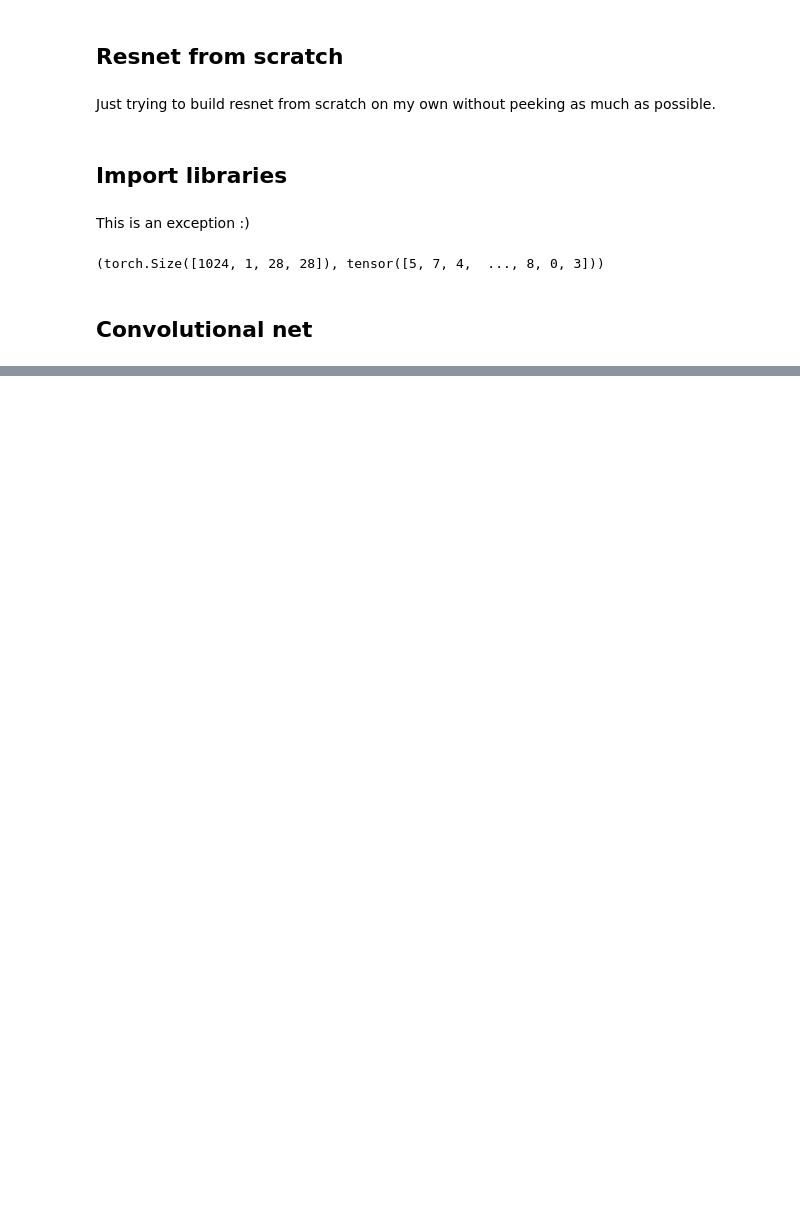
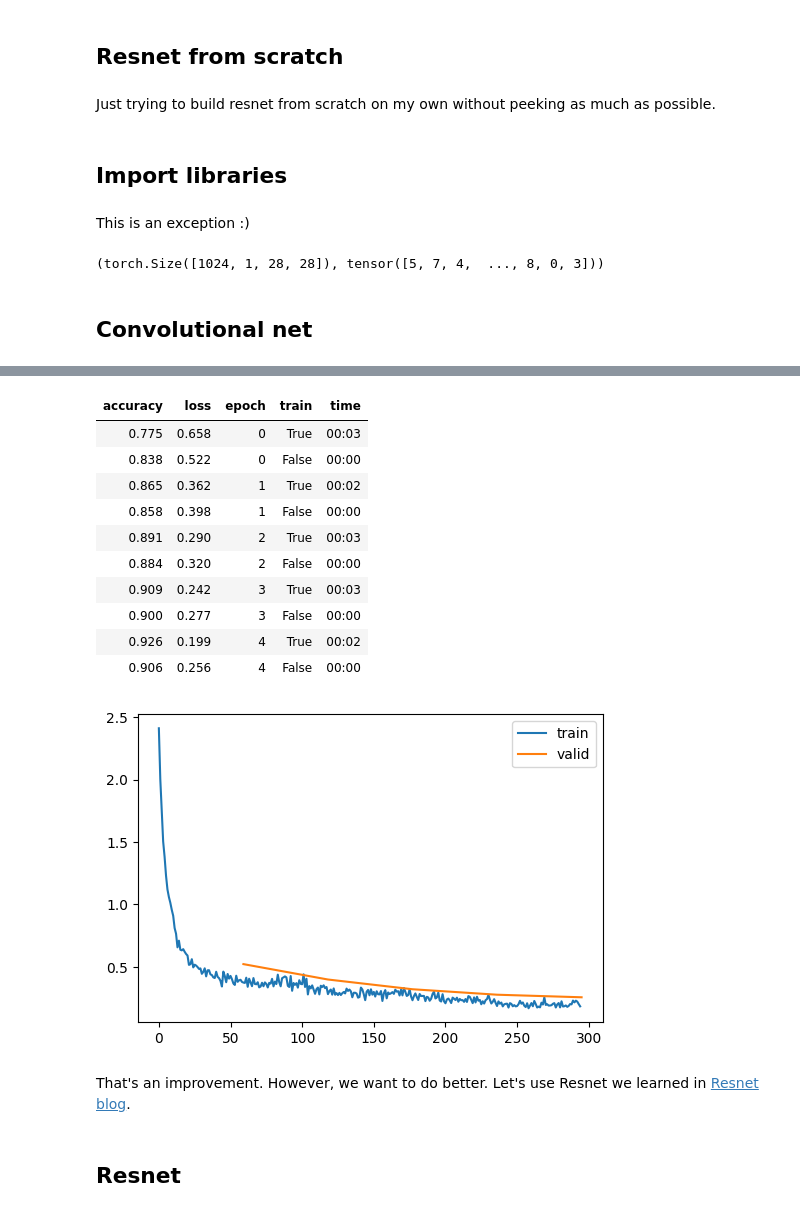
Before and after one commit to galopyz/course22p2, a Jupyter notebook: nbs/13_resnet_adv.ipynb, the cells around one changed output, grey strips where cells are left out. Drawn from its saved outputs; the diff is of its cells as text; code cells hidden in the pictures; blank space fills up the shorter version.

```diff
--- a/nbs/13_resnet_adv.ipynb
+++ b/nbs/13_resnet_adv.ipynb
@@ -56,8 +56,11 @@ Let's start with a conv net and go from there.
 # %%
-act_gr = partial(GeneralRelu, leak=0.15, sub=0.37)
-iw = partial(init_weights, leaky=0.15)
+act_gr = partial(GeneralRelu, leak=0.1, sub=0.4)
+iw = partial(init_weights, leaky=0.1)
+metrics = MetricsCB(accuracy=MulticlassAccuracy())
+astats = ActivationStats(fc.risinstance(GeneralRelu))
+cbs = [DeviceCB(), metrics, ProgressCB(plot=True), astats]
 
-nfs = [1,8,16]
+nfs = [1,8,16,32,64,128]
 def get_model():
     layers = [conv(nfs[i], nfs[i+1], act=act_gr, norm=nn.BatchNorm2d) for i in range(len(nfs)-1)]
     layers += [nn.AdaptiveAvgPool2d(1), nn.Flatten(), nn.Linear(nfs[-1], 10)]
@@ -111,2 +68,2 @@ Linear torch.Size([1024, 16]) torch.Size([1024, 10])
 # %%
-# TrainLearner(get_model(), dls, F.cross_entropy, cbs=DeviceCB()).summary()
+TrainLearner(get_model(), dls, F.cross_entropy, cbs=DeviceCB()).summary()
@@ -120,0 +86,24 @@ TrainLearner(get_model(), dls, F.cross_entropy, cbs=DeviceCB()).lr_find()
+# %%
+lr, epochs = 6e-2, 5
+tmax = epochs * len(dls.train)
+sched = partial(lr_scheduler.OneCycleLR, max_lr=lr, total_steps=tmax)
+xtras = [BatchSchedCB(sched)]
+learn = TrainLearner(get_model(), dls, F.cross_entropy, cbs=cbs+xtras, opt_func=optim.AdamW)
+learn.fit(epochs)
+# %% [output]
+| accuracy | loss | epoch | train | time |
+| 0.775 | 0.658 | 0 | True | 00:03 |
+| 0.838 | 0.522 | 0 | False | 00:00 |
+| 0.865 | 0.362 | 1 | True | 00:02 |
+| 0.858 | 0.398 | 1 | False | 00:00 |
+| 0.891 | 0.290 | 2 | True | 00:03 |
+| 0.884 | 0.320 | 2 | False | 00:00 |
+| 0.909 | 0.242 | 3 | True | 00:03 |
+| 0.900 | 0.277 | 3 | False | 00:00 |
+| 0.926 | 0.199 | 4 | True | 00:02 |
+| 0.906 | 0.256 | 4 | False | 00:00 |
+[figure, added]
+# %% [markdown]
+That's an improvement. However, we want to do better. Let's use Resnet we learned in [Resnet blog](https://galopyz.github.io/delicious-nbdev/blog/posts/2023-12-04-Resnet/).
+# %% [markdown]
+## Resnet
```
Also changed, not shown: parts of 32 cells of this notebook.
